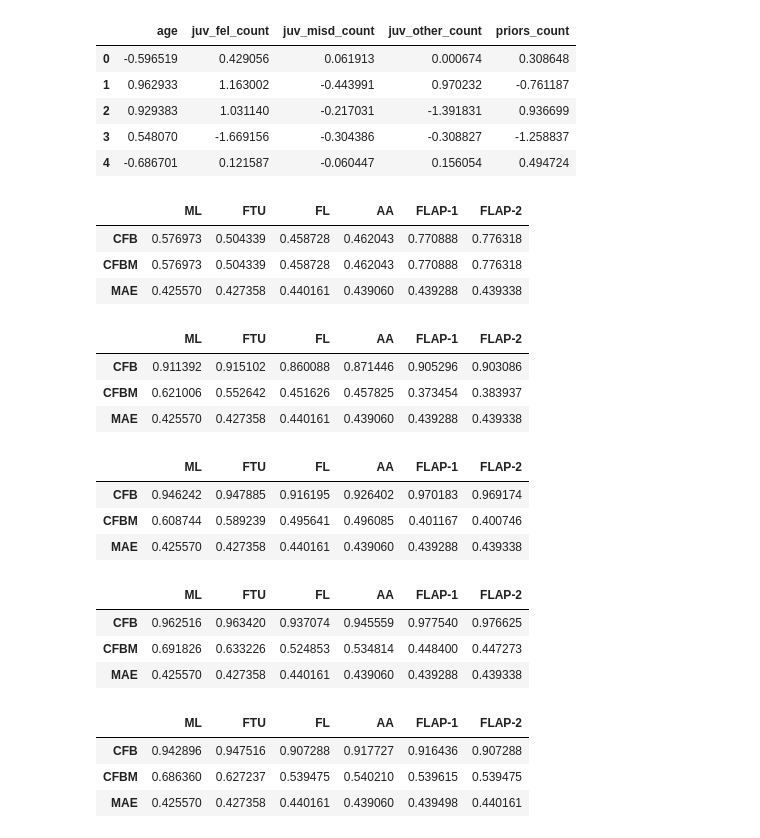
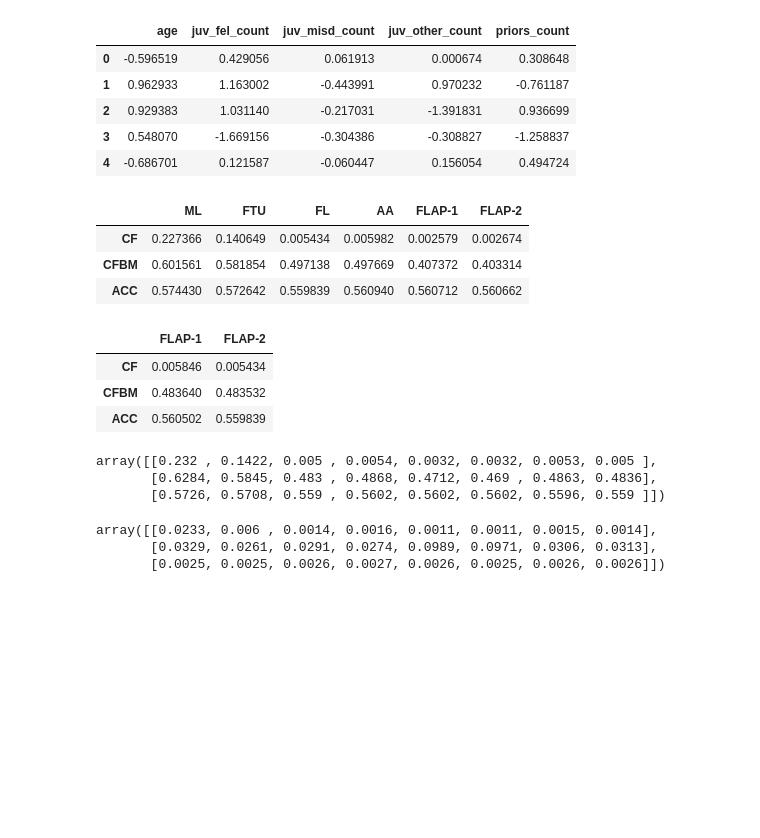
Before and after one commit to ideechy/Fairness-Learning, a Jupyter notebook: real-data-compas.ipynb, the cells around one changed output. Drawn from its saved outputs; the diff is of its cells as text; code cells hidden in the pictures; blank space fills up the shorter version.

```diff
--- a/real-data-compas.ipynb
+++ b/real-data-compas.ipynb
@@ -47,51 +63,21 @@ fairdata_ortho = FairData(s_train, a_train, y_train, preprocess_method='o')
 fairdata_mdm = FairData(s_train, a_train, y_train, preprocess_method='m')
 # %%
 fairdata_mdm_eval = fairdata_mdm.evaluate(
-    a_test, s_test, y_test, metrics=['cfb', 'cfbm', 'mae'], p_range=0, b=1
+    a_test, s_test, y_test, metrics=['cf', 'cfbm', 'acc'], p_range=0.05, b=50
 )
-pd.DataFrame(fairdata_mdm_eval, index=['CFB', 'CFBM', 'MAE'], columns=['ML', 'FTU', 'FL', 'AA', 'FLAP-1', 'FLAP-2'])
+pd.DataFrame(fairdata_mdm_eval, index=['CF', 'CFBM', 'ACC'], columns=['ML', 'FTU', 'FL', 'AA', 'FLAP-1', 'FLAP-2'])
 # %% [output]
 |  | ML | FTU | FL | AA | FLAP-1 | FLAP-2 |
-| CFB | 0.576973 | 0.504339 | 0.458728 | 0.462043 | 0.770888 | 0.776318 |
-| CFBM | 0.576973 | 0.504339 | 0.458728 | 0.462043 | 0.770888 | 0.776318 |
-| MAE | 0.425570 | 0.427358 | 0.440161 | 0.439060 | 0.439288 | 0.439338 |
+| CF | 0.227366 | 0.140649 | 0.005434 | 0.005982 | 0.002579 | 0.002674 |
+| CFBM | 0.601561 | 0.581854 | 0.497138 | 0.497669 | 0.407372 | 0.403314 |
+| ACC | 0.574430 | 0.572642 | 0.559839 | 0.560940 | 0.560712 | 0.560662 |
-# %%
-fairdata_mdm_eval = fairdata_mdm.evaluate(
-    a_test, s_test, y_test, metrics=['cfb', 'cfbm', 'mae'], p_range=0.025, b=25
-)
-pd.DataFrame(fairdata_mdm_eval, index=['CFB', 'CFBM', 'MAE'], columns=['ML', 'FTU', 'FL', 'AA', 'FLAP-1', 'FLAP-2'])
-# %% [output]
-|  | ML | FTU | FL | AA | FLAP-1 | FLAP-2 |
-| CFB | 0.911392 | 0.915102 | 0.860088 | 0.871446 | 0.905296 | 0.903086 |
-| CFBM | 0.621006 | 0.552642 | 0.451626 | 0.457825 | 0.373454 | 0.383937 |
-| MAE | 0.425570 | 0.427358 | 0.440161 | 0.439060 | 0.439288 | 0.439338 |
 # %%
-fairdata_mdm_eval = fairdata_mdm.evaluate(
-    a_test, s_test, y_test, metrics=['cfb', 'cfbm', 'mae'], p_range=0.05, b=50
+fairdata_ortho_eval = fairdata_ortho.evaluate(
+    a_test, s_test, y_test, metrics=['cf', 'cfbm', 'acc'], methods=['FLAP-1', 'FLAP-2'], p_range=0.05, b=50
 )
-pd.DataFrame(fairdata_mdm_eval, index=['CFB', 'CFBM', 'MAE'], columns=['ML', 'FTU', 'FL', 'AA', 'FLAP-1', 'FLAP-2'])
+pd.DataFrame(fairdata_ortho_eval, index=['CF', 'CFBM', 'ACC'], columns=['FLAP-1', 'FLAP-2'])
 # %% [output]
-|  | ML | FTU | FL | AA | FLAP-1 | FLAP-2 |
-| CFB | 0.946242 | 0.947885 | 0.916195 | 0.926402 | 0.970183 | 0.969174 |
-| CFBM | 0.608744 | 0.589239 | 0.495641 | 0.496085 | 0.401167 | 0.400746 |
-| MAE | 0.425570 | 0.427358 | 0.440161 | 0.439060 | 0.439288 | 0.439338 |
+|  | FLAP-1 | FLAP-2 |
+| CF | 0.005846 | 0.005434 |
+| CFBM | 0.483640 | 0.483532 |
+| ACC | 0.560502 | 0.559839 |
-# %%
-fairdata_mdm_eval = fairdata_mdm.evaluate(
-    a_test, s_test, y_test, metrics=['cfb', 'cfbm', 'mae'], p_range=0.1, b=100
-)
-pd.DataFrame(fairdata_mdm_eval, index=['CFB', 'CFBM', 'MAE'], columns=['ML', 'FTU', 'FL', 'AA', 'FLAP-1', 'FLAP-2'])
-# %% [output]
-|  | ML | FTU | FL | AA | FLAP-1 | FLAP-2 |
-| CFB | 0.962516 | 0.963420 | 0.937074 | 0.945559 | 0.977540 | 0.976625 |
-| CFBM | 0.691826 | 0.633226 | 0.524853 | 0.534814 | 0.448400 | 0.447273 |
-| MAE | 0.425570 | 0.427358 | 0.440161 | 0.439060 | 0.439288 | 0.439338 |
-# %%
-fairdata_ortho_eval = fairdata_ortho.evaluate(
-    a_test, s_test, y_test, metrics=['cfb', 'cfbm', 'mae'], p_range=0.05, b=50
-)
-pd.DataFrame(fairdata_ortho_eval, index=['CFB', 'CFBM', 'MAE'], columns=['ML', 'FTU', 'FL', 'AA', 'FLAP-1', 'FLAP-2'])
-# %% [output]
-|  | ML | FTU | FL | AA | FLAP-1 | FLAP-2 |
-| CFB | 0.942896 | 0.947516 | 0.907288 | 0.917727 | 0.916436 | 0.907288 |
-| CFBM | 0.686360 | 0.627237 | 0.539475 | 0.540210 | 0.539615 | 0.539475 |
-| MAE | 0.425570 | 0.427358 | 0.440161 | 0.439060 | 0.439498 | 0.440161 |
@@ -97,0 +98,12 @@ pd.DataFrame(fairdata_ortho_eval, index=['CFB', 'CFBM', 'MAE'], columns=['ML', '
+# %%
+res.mean(0).round(4)
+# %% [output]
+array([[0.232 , 0.1422, 0.005 , 0.0054, 0.0032, 0.0032, 0.0053, 0.005 ],
+       [0.6284, 0.5845, 0.483 , 0.4868, 0.4712, 0.469 , 0.4863, 0.4836],
+       [0.5726, 0.5708, 0.559 , 0.5602, 0.5602, 0.5602, 0.5596, 0.559 ]])
+# %%
+res.std(0).round(4)
+# %% [output]
+array([[0.0233, 0.006 , 0.0014, 0.0016, 0.0011, 0.0011, 0.0015, 0.0014],
+       [0.0329, 0.0261, 0.0291, 0.0274, 0.0989, 0.0971, 0.0306, 0.0313],
+       [0.0025, 0.0025, 0.0026, 0.0027, 0.0026, 0.0025, 0.0026, 0.0026]])
```
Also changed, not shown: parts of 5 cells of this notebook, 33 other files.
